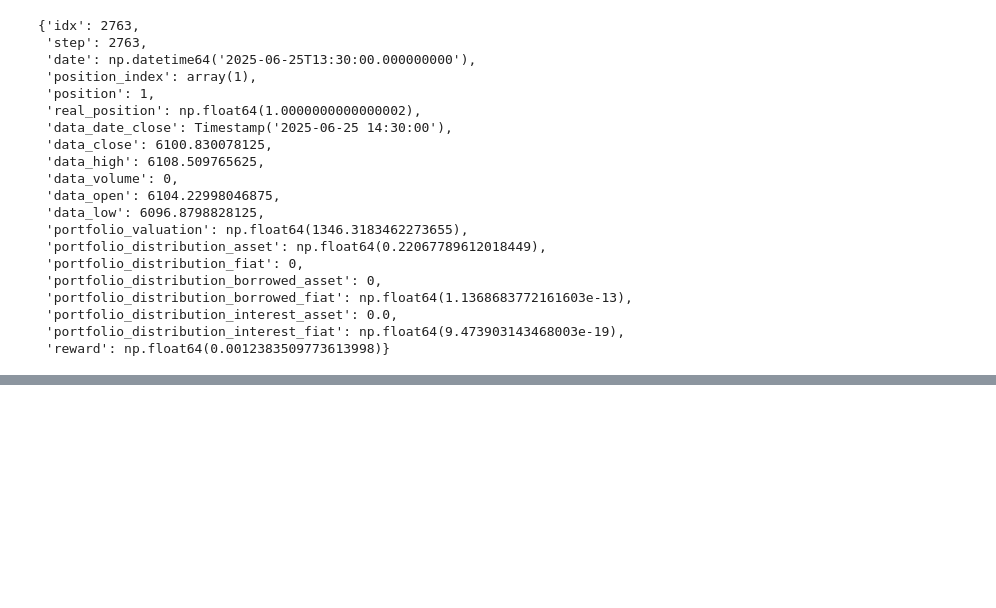
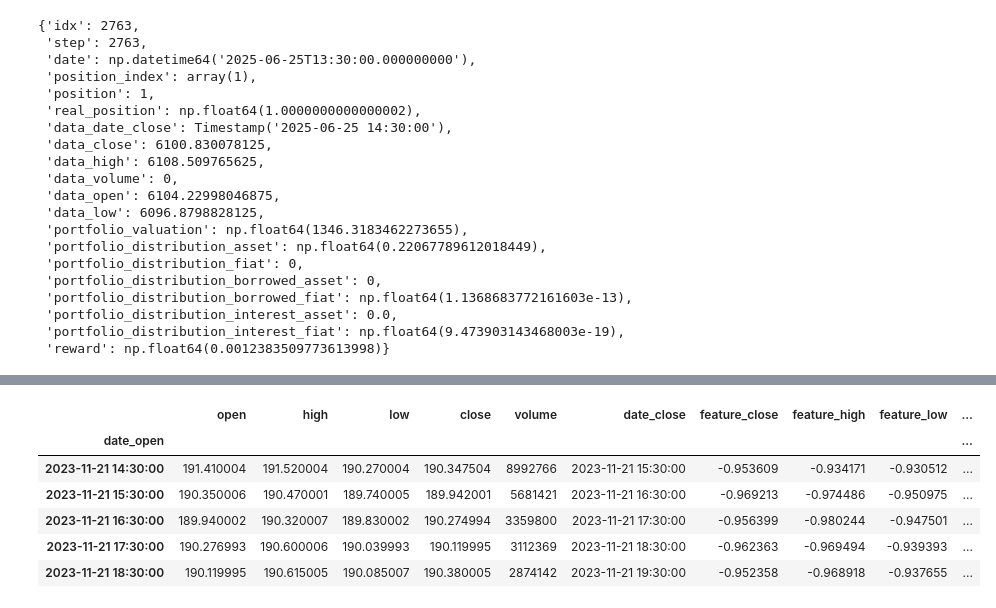
Before and after one commit to Labriz9/reinforcement-learning-project, a Jupyter notebook: PPO.ipynb, the cells around one changed output, grey strips where cells are left out. Cells and saved outputs as stored; diff of their text form; code cells hidden in the pictures; blank space fills up the shorter version.

```diff
--- a/PPO.ipynb
+++ b/PPO.ipynb
@@ -250,0 +272,39 @@ env.historical_info[-1]
+# %%
+def preprocess_v2(df):
+    df = df.sort_index()
+    df = df.dropna()
+    df = df.drop_duplicates()
+
+    # Valeur des différentes features par rapport à la moyenne
+    df['feature_close'] = (df['close'] - df['close'].mean()) / df['close'].std()
+    df['feature_high'] = (df['high'] - df['high'].mean()) / df['high'].std()
+    df['feature_low'] = (df['low'] - df['low'].mean()) / df['low'].std()
+
+    #Valeur des ratios entre 2 des 4 niveaux (haut/bas ou fermeture/ouverture)
+    df['feature_ratio_high_low'] = (df['high'] / df['low'])
+    df['feature_ratio_close_open'] = (df['close'] / df['open'])
+    df['feature_ratio_high_close'] = (df['high'] / df['close'])
+
+    #Valeur des features par rapport à leur max
+    df['feature_max_ratio_close'] = (df['close'] - df['close'].max()) / df['close'].max()
+    df['feature_max_ratio_open'] = (df['open'] - df['open'].max()) / df['open'].max()
+    df['feature_max_ratio_low'] = (df['low'] - df['low'].max()) / df['low'].max()
+    df['feature_max_ratio_high'] = (df['high'] - df['high'].max()) / df['high'].max()
+
+    #Valeur des ratios par rapport à leur max entre 2 des 4 niveaux (haut/bas ou fermeture/ouverture)
+    df['feature_ratio_max_high_low'] = (df['feature_ratio_high_low'] - df['feature_ratio_high_low'].max()) / df['feature_ratio_high_low'].max()
+    df['feature_ratio_max__close_open'] = (df['feature_ratio_close_open'] - df['feature_ratio_close_open'].max()) / df['feature_ratio_close_open'].max()
+    df['feature_ratio_max_high_close'] = (df['feature_ratio_high_close'] - df['feature_ratio_high_close'].max()) / df['feature_ratio_high_close'].max()
+
+    return df
+
+df = preprocess_v2(pd.read_pickle('./data/yfinance-AAPL-1h.pkl'))
+df.head(5)
+# %% [output]
+|  | open | high | low | close | volume | date_close | feature_close | feature_high | feature_low | ... |
+| date_open |  |  |  |  |  |  |  |  |  | ... |
+| 2023-11-21 14:30:00 | 191.410004 | 191.520004 | 190.270004 | 190.347504 | 8992766 | 2023-11-21 15:30:00 | -0.953609 | -0.934171 | -0.930512 | ... |
+| 2023-11-21 15:30:00 | 190.350006 | 190.470001 | 189.740005 | 189.942001 | 5681421 | 2023-11-21 16:30:00 | -0.969213 | -0.974486 | -0.950975 | ... |
+| 2023-11-21 16:30:00 | 189.940002 | 190.320007 | 189.830002 | 190.274994 | 3359800 | 2023-11-21 17:30:00 | -0.956399 | -0.980244 | -0.947501 | ... |
+| 2023-11-21 17:30:00 | 190.276993 | 190.600006 | 190.039993 | 190.119995 | 3112369 | 2023-11-21 18:30:00 | -0.962363 | -0.969494 | -0.939393 | ... |
+| 2023-11-21 18:30:00 | 190.119995 | 190.615005 | 190.085007 | 190.380005 | 2874142 | 2023-11-21 19:30:00 | -0.952358 | -0.968918 | -0.937655 | ... |
```
Also changed, not shown: parts of 9 cells of this notebook, 2 other files.
